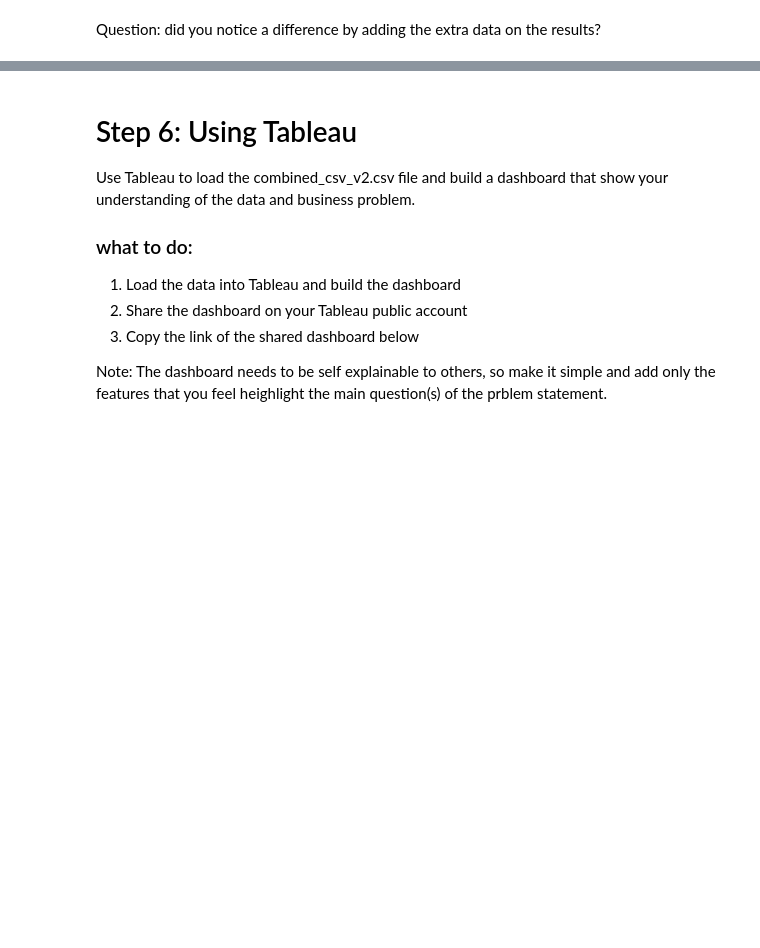
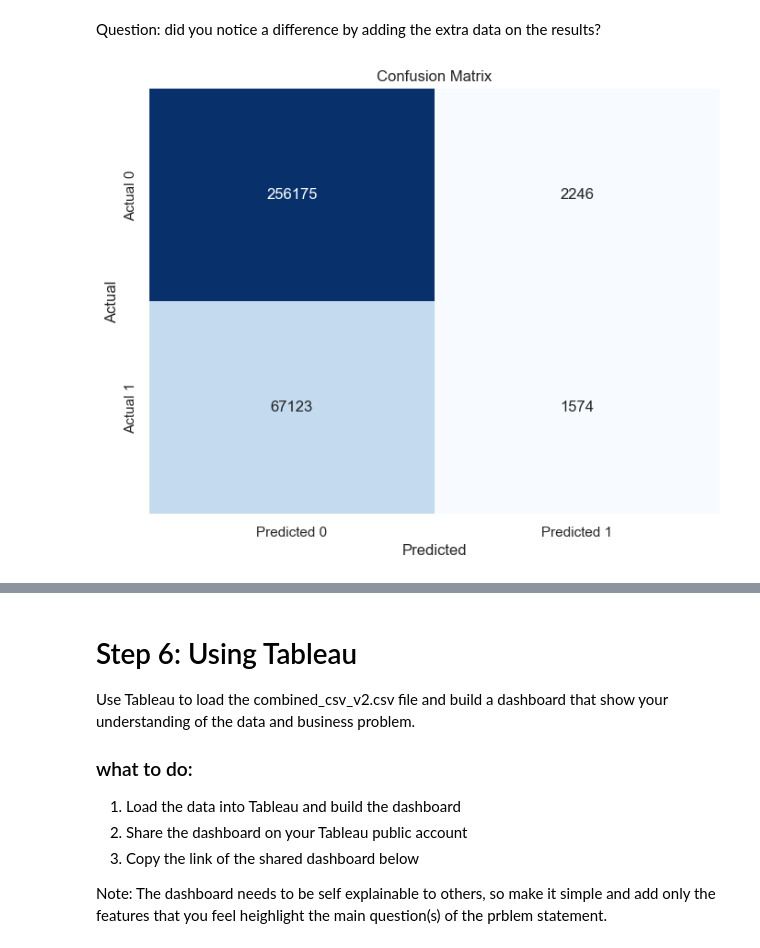
Before and after one commit to Adnan525/flight_delay_prediction, a Jupyter notebook: onpremises.ipynb, the cells around one changed output, grey strips where cells are left out. Saved outputs shown, nothing was run; the diff lists cells and outputs as text; code cells hidden in the pictures; blank space fills up the shorter version.

```diff
--- a/onpremises.ipynb
+++ b/onpremises.ipynb
@@ -1137,2 +1275,4 @@ data.rename(columns = {<CODE>:<CODE>}, inplace=True )# Enter your code here
+# %%
+data.drop(["AWND_O", "PRCP_O"], axis = 1, inplace=True)
 # %% [markdown]
 Create the training and testing sets again.
@@ -1140,0 +1279,2 @@ Create the training and testing sets again.
+# %%
+train_data, test_data = train_test_split(data, test_size=0.2, random_state=42)
@@ -1144,4 +1288,5 @@ Create the training and testing sets again.
 Now, see if these new features add any predictive power to the model.
 # %%
 # Instantiate another logistic regression model
-classifier2 = # Enter your code here
+classifier2 = LogisticRegression()
+classifier2.fit(train_data.drop('target', axis=1), train_data['target'])
@@ -1150,3 +1295,5 @@ classifier2 = # Enter your code here
+# %%
+predictions2 = classifier2.predict(test_data.drop('target', axis=1))
 # %% [markdown]
 Perform the evaluaion as you have done with the previous model and plot/show the same metrics
 # %% [markdown]
@@ -1155,0 +1301,4 @@ Question: did you notice a difference by adding the extra data on the results?
+# %%
+plot_confusion_matrix(test_data2['target'], predictions2)
+# %% [output]
+[figure, added]
```
Also changed, not shown: parts of 38 cells of this notebook, 1 other file.
